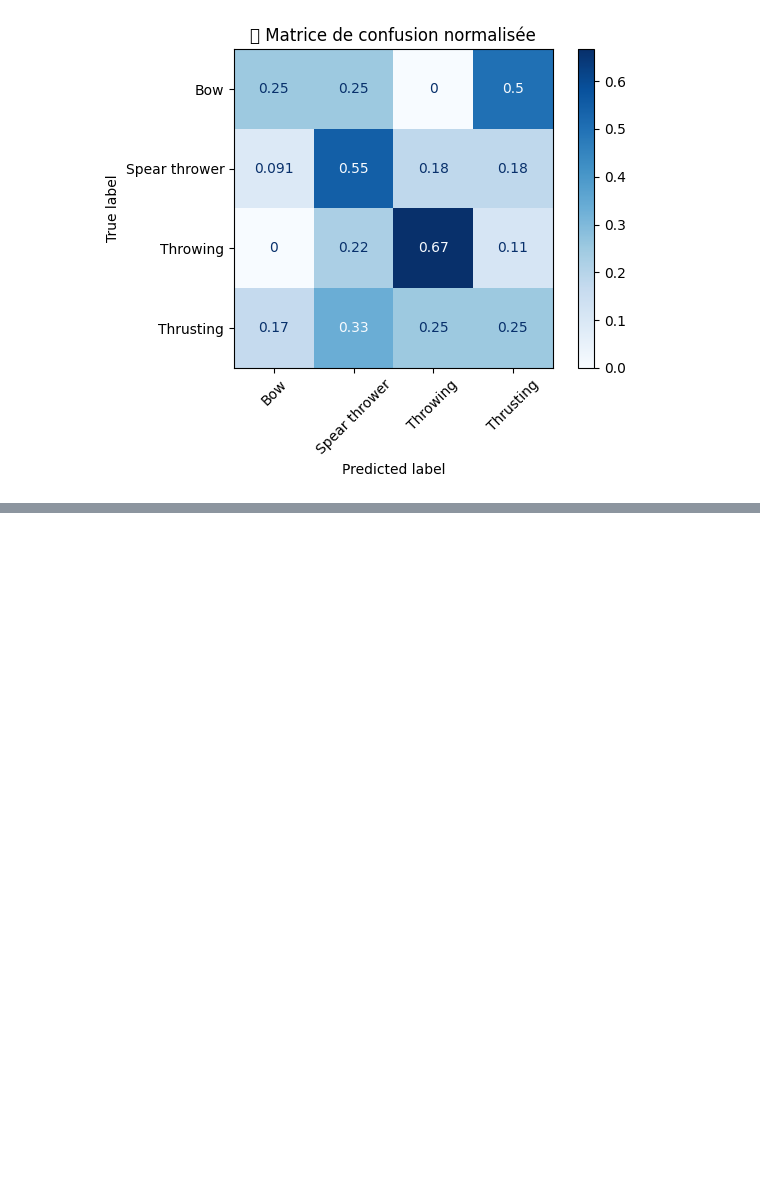
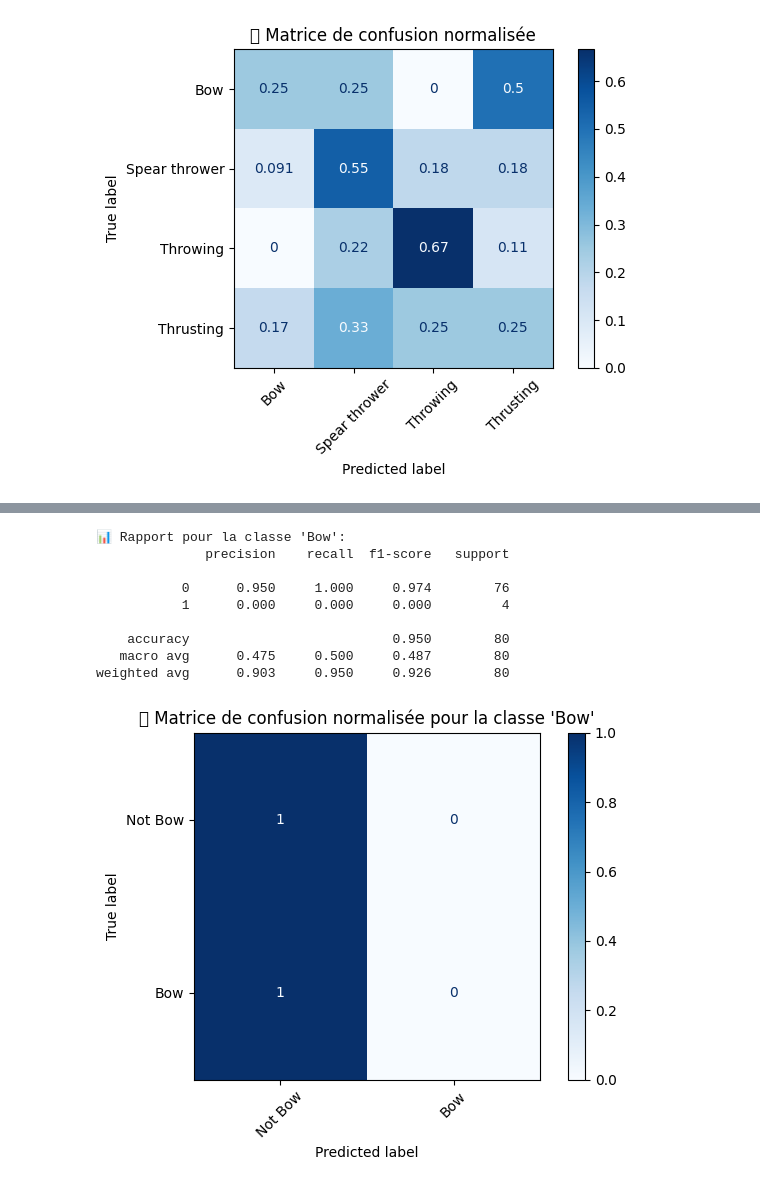
Before and after one commit to AdrienPiette/Usual_analysis, a Jupyter notebook: notebooks/model_training.ipynb, the cells around one changed output, grey strips where cells are left out. Drawn from its saved outputs; the diff is of its cells as text; code cells hidden in the pictures; blank space fills up the shorter version.

Commit message:
start model by weapon

```diff
--- a/notebooks/model_training.ipynb
+++ b/notebooks/model_training.ipynb
@@ -486,3 +486,65 @@ Spear thrower      1.000     0.796     0.887        54
     macro avg      0.408     0.472     0.411        80
  weighted avg      0.762     0.688     0.703        80
 [figure]
+# %%
+from sklearn.ensemble import RandomForestClassifier
+from sklearn.model_selection import train_test_split
+from sklearn.metrics import classification_report
+
+from sklearn.pipeline import Pipeline
+from sklearn.compose import ColumnTransformer
+from sklearn.preprocessing import OrdinalEncoder
+from sklearn.impute import SimpleImputer
+
+import pandas as pd
+
+# Exemple pour la classe "Bow"
+target_class = 'Bow'
+y_binary = (y == target_class).astype(int)
+
+# Split
+X_train, X_test, y_train, y_test = train_test_split(X, y_binary, stratify=y_binary, test_size=0.2, random_state=42)
+
+# Encodage
+cat_cols = X.select_dtypes(include='object').columns.tolist()
+
+cat_pipeline = Pipeline([
+    ('imputer', SimpleImputer(strategy='constant', fill_value='missing')),
+    ('encoder', OrdinalEncoder(handle_unknown='use_encoded_value', unknown_value=-1))
+])
+
+preprocessor = ColumnTransformer([
+    ('cat', cat_pipeline, cat_cols)
+], remainder='passthrough')
+
+pipeline = Pipeline([
+    ('preprocessor', preprocessor),
+    ('classifier', RandomForestClassifier(n_estimators=1000, max_depth=10, class_weight='balanced'))
+])
+
+pipeline.fit(X_train, y_train)
+
+# Évaluation
+y_pred = pipeline.predict(X_test)
+print(f"📊 Rapport pour la classe '{target_class}':")
+print(classification_report(y_test, y_pred, digits=3))
+
+# Matrice de confusion
+cm = confusion_matrix(y_test, y_pred, normalize='true')
+disp = ConfusionMatrixDisplay(confusion_matrix=cm, display_labels=['Not ' + target_class, target_class])
+disp.plot(cmap="Blues", xticks_rotation=45)
+plt.title(f"🧩 Matrice de confusion normalisée pour la classe '{target_class}'"
+          )
+plt.tight_layout()
+plt.show()
+# %% [output]
+📊 Rapport pour la classe 'Bow':
+              precision    recall  f1-score   support
+
+           0      0.950     1.000     0.974        76
+           1      0.000     0.000     0.000         4
+
+    accuracy                          0.950        80
+   macro avg      0.475     0.500     0.487        80
+weighted avg      0.903     0.950     0.926        80
+[figure, added]
```
Also changed, not shown: parts of 4 cells of this notebook.
